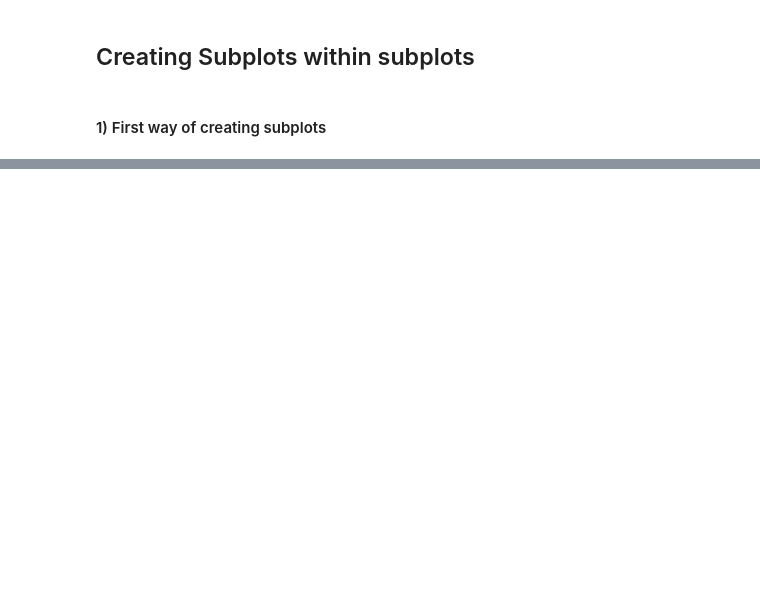
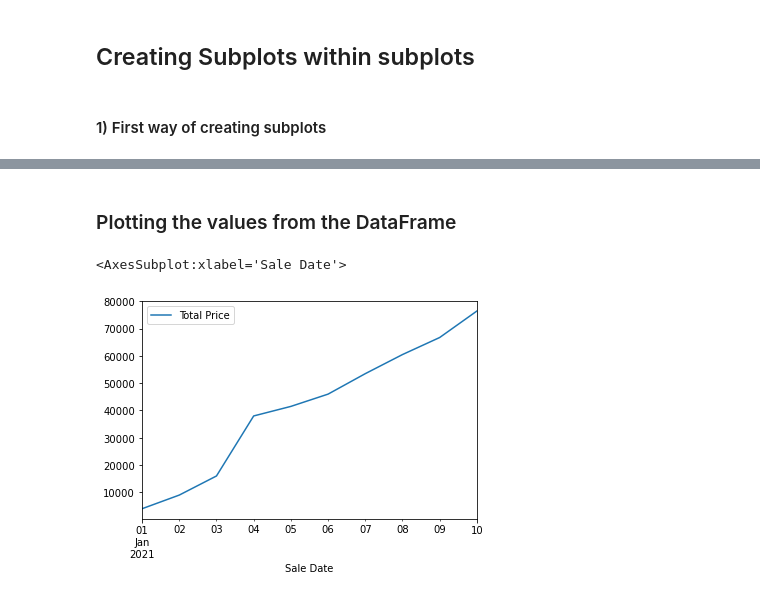
Before and after one commit to arghanath007/Data-Science, a Jupyter notebook: Matplotlib/Introduction.ipynb, the cells around one changed output, grey strips where cells are left out. Saved outputs shown, nothing was run; the diff lists cells and outputs as text; code cells hidden in the pictures; blank space fills up the shorter version.

```diff
--- a/Matplotlib/Introduction.ipynb
+++ b/Matplotlib/Introduction.ipynb
@@ -194,0 +263,3 @@ ax3.bar(dry_fruits_prices.keys(), dry_fruits_prices.values());
+# %%
+df['Price']=df['Price'].str.replace('[\$\,\.]','')
+df
@@ -194,0 +278,3 @@ ax3.bar(dry_fruits_prices.keys(), dry_fruits_prices.values());
+# %%
+df['Price']=df['Price'].str[:-2]
+df
@@ -194,0 +293,3 @@ ax3.bar(dry_fruits_prices.keys(), dry_fruits_prices.values());
+# %%
+df['Sale Date']=pd.date_range('1/1/2021', periods=len(df))
+df
@@ -194,0 +312,3 @@ ax3.bar(dry_fruits_prices.keys(), dry_fruits_prices.values());
+# %%
+df['Total Price']=df['Price'].astype(int).cumsum() # As the type of the 'Price' column values was in string, we changed it into 'int' for the 'cumsum()' to work properly.
+df
@@ -194,0 +327,7 @@ ax3.bar(dry_fruits_prices.keys(), dry_fruits_prices.values());
+# %% [markdown]
+### Plotting the values from the DataFrame
+# %%
+df.plot('Sale Date','Total Price')
+# %% [output]
+<AxesSubplot:xlabel='Sale Date'>
+[figure, added]
```
Also changed, not shown: parts of 32 cells of this notebook, 2 other files.
